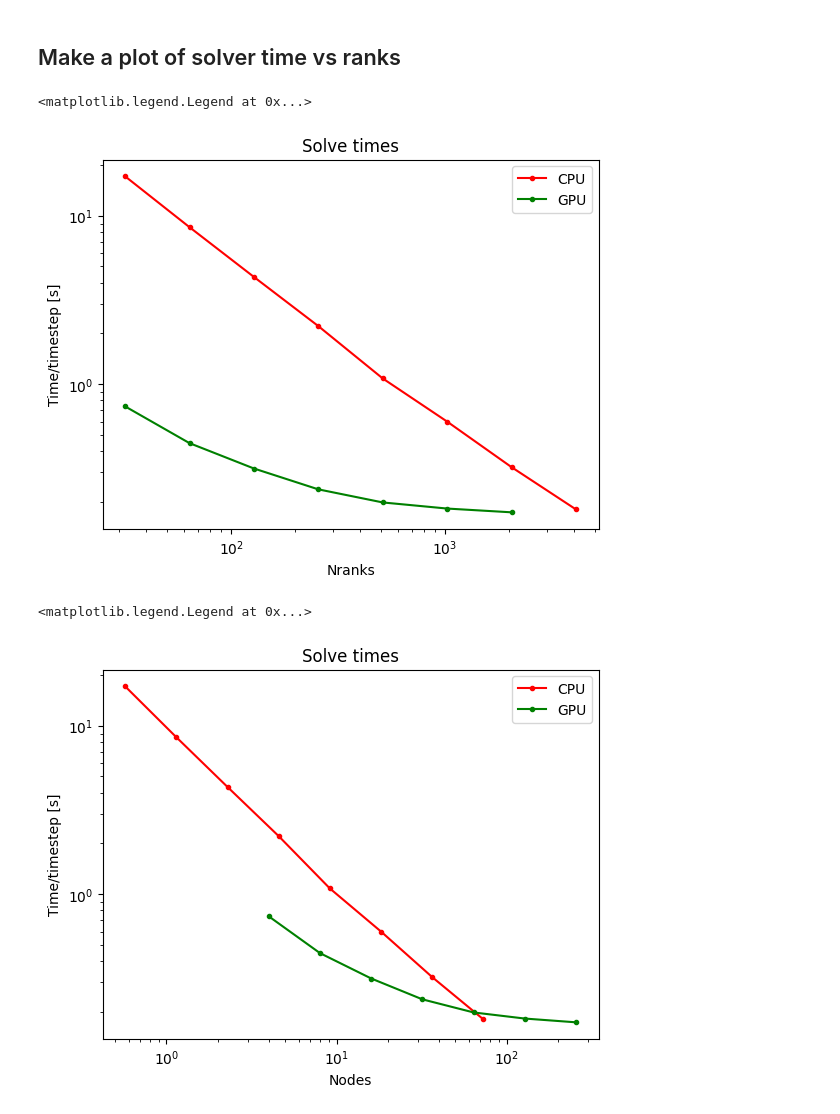
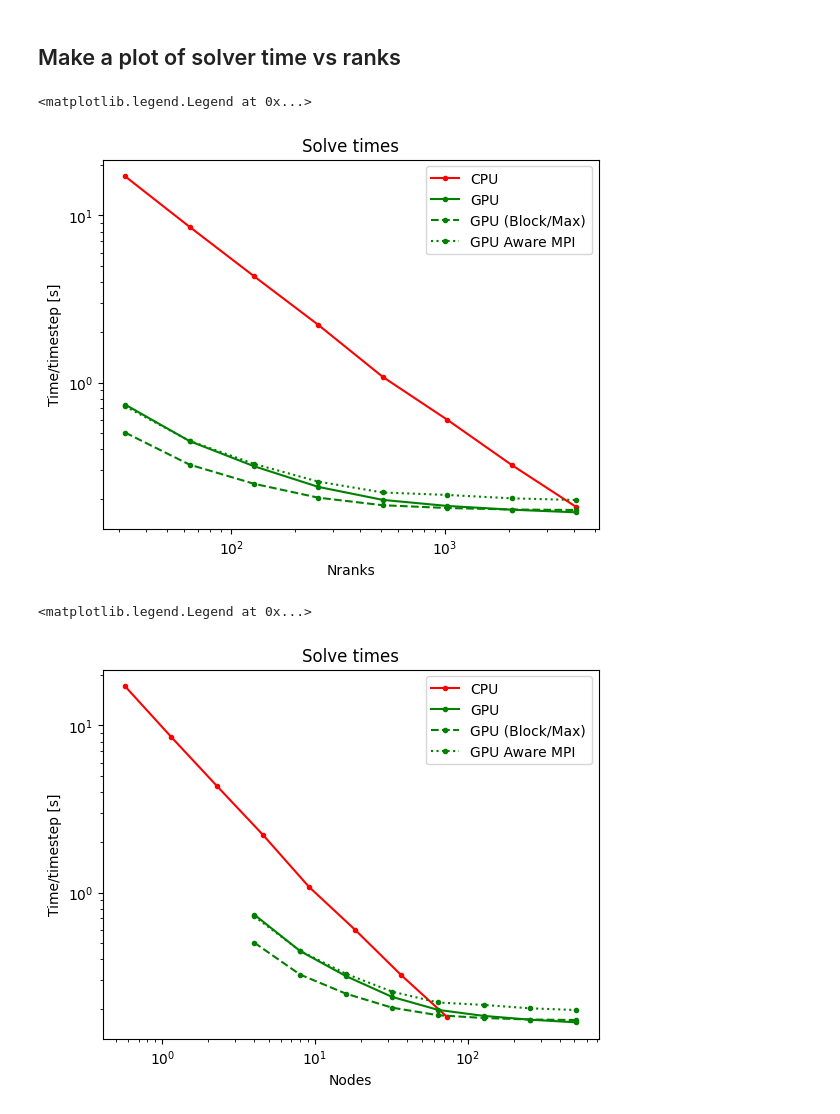
Before and after one commit to lawrenceccheung/ALCC_Frontier_WindFarm, a Jupyter notebook: precursor/scaling/Baseline_level0_CPUGPU.ipynb, the cells around one changed output. Saved outputs shown, nothing was run; the diff lists cells and outputs as text; code cells hidden in the pictures.

Commit message:
Update scaling

```diff
--- a/precursor/scaling/Baseline_level0_CPUGPU.ipynb
+++ b/precursor/scaling/Baseline_level0_CPUGPU.ipynb
@@ -57,3 +81,12 @@ CPUcaselist=[
     {'NRANKS':256*8, 'NNODES':256, 'file':'/lustre/orion/cfd162/scratch/lcheung/ALCC_Scaling/Baseline_level0/Nodes_0256/Nodes_0256-1508689.out'},
     {'NRANKS':512*8, 'NNODES':512, 'file':'/lustre/orion/cfd162/scratch/lcheung/ALCC_Scaling/Baseline_level0/Nodes_0512/Nodes_0512-1508690.out'},
 ]
+
+jsonfile = 'CPU_Baseline_level0.json'
+loadjson = True
+CPUcaselist = loadData(CPUcaselist, jsonfile, loadjson)
+
+print("%10s %10s %10s %10s %10s"%('Nranks', 'Pre', 'Solve', 'Post', 'Total'))
+print("%10s %10s %10s %10s %10s"%('------', '---', '-----', '----', '-----'))
+for case in CPUcaselist:
+    print("%10s %10.4f %10.4f %10.4f %10.4f"%(case['NRANKS'], case['avgstats'][1], case['avgstats'][2], case['avgstats'][3], case['avgstats'][4]))
@@ -77,0 +135,20 @@ for case in CPUcaselist:
+# %%
+datadir='/lustre/orion/cfd162/scratch/lcheung/ALCC_Scaling/MPIAWAREGPU_Baseline_level0'
+GAMPI_GPUcaselist=[
+    {'NRANKS':4*8,   'NNODES':4,   'file':datadir+'/Nodes_0004/Nodes_0004-1520821.out'},
+    {'NRANKS':8*8,   'NNODES':8,   'file':datadir+'/Nodes_0008/Nodes_0008-1520825.out'},
+    {'NRANKS':16*8,  'NNODES':16,  'file':datadir+'/Nodes_0016/Nodes_0016-1520826.out'},
+    {'NRANKS':32*8,  'NNODES':32,  'file':datadir+'/Nodes_0032/Nodes_0032-1520827.out'},
+    {'NRANKS':64*8,  'NNODES':64,  'file':datadir+'/Nodes_0064/Nodes_0064-1520828.out'},
+    {'NRANKS':128*8, 'NNODES':128, 'file':datadir+'/Nodes_0128/Nodes_0128-1520829.out'},
+    {'NRANKS':256*8, 'NNODES':256, 'file':datadir+'/Nodes_0256/Nodes_0256-1520830.out'},
+    {'NRANKS':512*8, 'NNODES':512, 'file':datadir+'/Nodes_0512/Nodes_0512-1520831.out'},
+]
+jsonfile = 'GAMPI_GPU_Baseline_level0.json'
+loadjson = True
+GAMPI_GPUcaselist = loadData(GAMPI_GPUcaselist, jsonfile, loadjson)
+
+print("%10s %10s %10s %10s %10s"%('Nranks', 'Pre', 'Solve', 'Post', 'Total'))
+print("%10s %10s %10s %10s %10s"%('------', '---', '-----', '----', '-----'))
+for case in GAMPI_GPUcaselist:
+    print("%10s %10.4f %10.4f %10.4f %10.4f"%(case['NRANKS'], case['avgstats'][1], case['avgstats'][2], case['avgstats'][3], case['avgstats'][4]))
@@ -78,13 +197,20 @@ for case in CPUcaselist:
 # %% [markdown]
 ## Make a plot of solver time vs ranks
 # %%
-CPUranks       = [x['NRANKS'] for x in CPUcaselist]
-CPUsolvetimes  = [x['avgstats'][2] for x in CPUcaselist]
-plt.loglog(np.array(CPUranks)/1, CPUsolvetimes, '.-', color='r', label='CPU')
+CPUranks, CPUsolvetimes = getRanksTimes(CPUcaselist)
+plt.loglog(np.array(CPUranks), CPUsolvetimes, '.-', color='r', label='CPU')
 
-GPUranks       = [x['NRANKS'] for x in GPUcaselist]
-GPUsolvetimes  = [x['avgstats'][2] for x in GPUcaselist]
-plt.loglog(np.array(GPUranks)/1, GPUsolvetimes, '.-', color='g', label='GPU')
+GPUranks, GPUsolvetimes = getRanksTimes(GPUcaselist)
+plt.loglog(np.array(GPUranks), GPUsolvetimes, '.-', color='g', label='GPU')
+
+BGPUranks, BGPUsolvetimes = getRanksTimes(BLCKMAXGRID_GPUcaselist)
+plt.loglog(np.array(BGPUranks), BGPUsolvetimes, '.--', color='g', label='GPU (Block/Max)')
+
+GAMPIranks, GAMPIsolvetimes = getRanksTimes(GAMPI_GPUcaselist)
+plt.loglog(np.array(GAMPIranks), GAMPIsolvetimes, '.:', color='g', label='GPU Aware MPI')
+
+#L01GPUranks, L01GPUsolvetimes = getRanksTimes(Level01_GPUcaselist)
+#plt.loglog(np.array(L01GPUranks), L01GPUsolvetimes, '.-.', color='g', label='GPU (Level 0+1)')
 
 plt.ylabel('Time/timestep [s]')
 plt.xlabel('Nranks')
@@ -92,20 +218,27 @@ plt.title('Solve times')
 plt.legend()
 # %% [output]
 <matplotlib.legend.Legend at 0x...>
-[figure, old version]
+[figure, new version]
 # %%
-CPUranks       = [x['NRANKS'] for x in CPUcaselist]
-CPUsolvetimes  = [x['avgstats'][2] for x in CPUcaselist]
+CPUranks, CPUsolvetimes = getRanksTimes(CPUcaselist)
 plt.loglog(np.array(CPUranks)/56, CPUsolvetimes, '.-', color='r', label='CPU')
 
-GPUranks       = [x['NRANKS'] for x in GPUcaselist]
-GPUsolvetimes  = [x['avgstats'][2] for x in GPUcaselist]
+GPUranks, GPUsolvetimes = getRanksTimes(GPUcaselist)
 plt.loglog(np.array(GPUranks)/8, GPUsolvetimes, '.-', color='g', label='GPU')
+
+BGPUranks, BGPUsolvetimes = getRanksTimes(BLCKMAXGRID_GPUcaselist)
+plt.loglog(np.array(BGPUranks)/8, BGPUsolvetimes, '.--', color='g', label='GPU (Block/Max)')
+
+GAMPIranks, GAMPIsolvetimes = getRanksTimes(GAMPI_GPUcaselist)
+plt.loglog(np.array(GAMPIranks)/8, GAMPIsolvetimes, '.:', color='g', label='GPU Aware MPI')
+
+#L01GPUranks, L01GPUsolvetimes = getRanksTimes(Level01_GPUcaselist)
+#plt.loglog(np.array(L01GPUranks)/8, L01GPUsolvetimes, '.-.', color='g', label='GPU (Level 0+1)')
 
 plt.ylabel('Time/timestep [s]')
 plt.xlabel('Nodes')
 plt.title('Solve times')
 plt.legend()
 # %% [output]
 <matplotlib.legend.Legend at 0x...>
-[figure, old version]
+[figure, new version]
```
Also changed, not shown: parts of 8 cells of this notebook, 8 other files.
